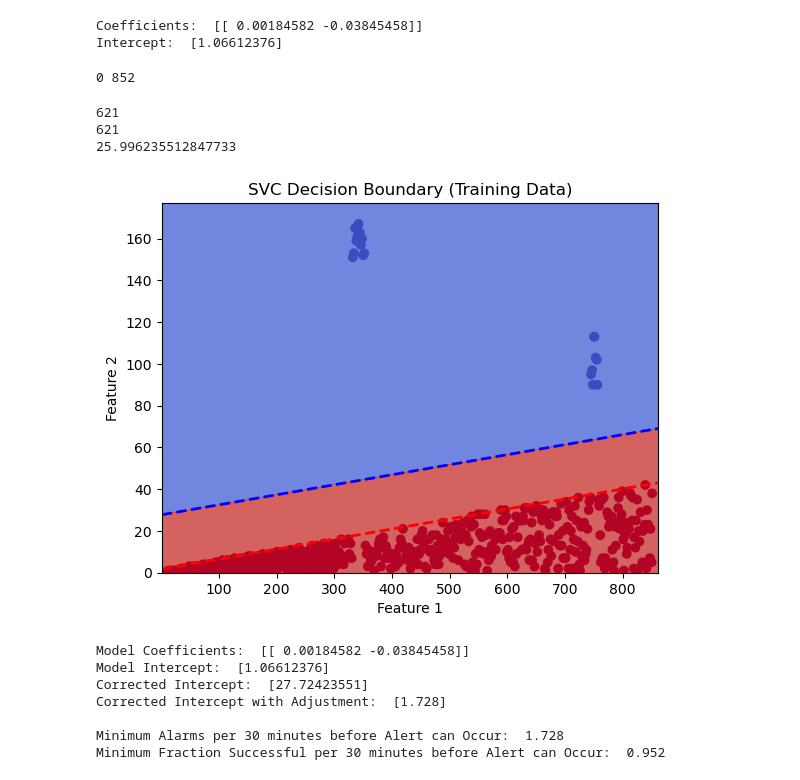
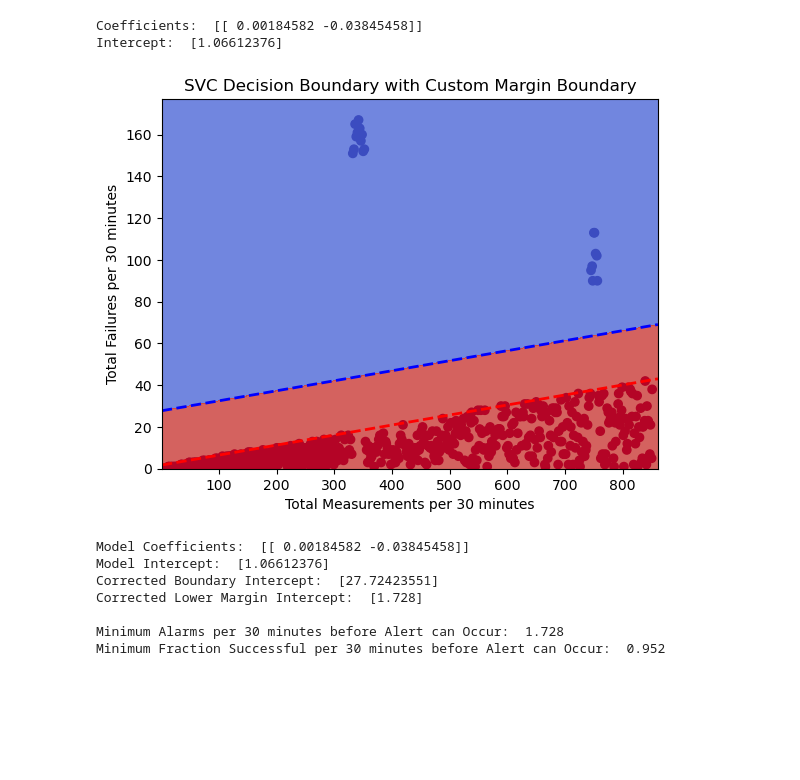
Before and after one commit to ejw-data/ml-classification-alarms, a Jupyter notebook: classification/main.ipynb, the cells around one changed output. Drawn from its saved outputs; the diff is of its cells as text; code cells hidden in the pictures; blank space fills up the shorter version.

```diff
--- a/classification/main.ipynb
+++ b/classification/main.ipynb
@@ -72,38 +80,8 @@ print('Intercept: ', model.intercept_)
 # %% [output]
 Coefficients:  [[ 0.00184582 -0.03845458]]
 Intercept:  [1.06612376]
-# %%
-x_min, x_max = X[:, 0].min() - 1, X[:, 0].max() + 1
-print(x_min,x_max)
-# %% [output]
-0 852
-# %%
-x_range = np.arange(20, 100, 1)
-y_calc = -(model.coef_[0][0] / model.coef_[0][1]) * x_range - model.intercept_ / model.coef_[0][1]
-decision_boundary = np.array(list(zip(x_range, y_calc)))
-w_new = model.coef_[0][0] / (np.sqrt(np.sum(model.coef_[0]**2)))
-margin = 1/ np.sqrt(np.sum(model.coef_[0]**2))
-y_lowerbound = decision_boundary - w_new*margin
-
-x_range = X[:,0]
-
-y_boundary = -(model.coef_[0][0] / model.coef_[0][1]) * x_range - model.intercept_ / model.coef_[0][1]
-
-y_median_data = np.median(X[:,1])
-y_median_boundary = np.median(y_boundary)
-y_sub = y_median_boundary - y_median_data
-
-
-diff_X = [ i[1] - i[0] if i[2]==1 else y_sub  for i in zip(X[:,1], y_boundary, predictions)]
-print(len(X))
-print(len(y_boundary))
-print(min(diff_X))
-# %% [output]
-621
-621
-25.996235512847733
 # %%
-# Plot the decision boundary
+# plot the decision boundary
 def plot_decision_boundary(X, y, model, title):
     h = 0.02  # Step size in the mesh
     x_min, x_max = X[:, 0].min(), X[:, 0].max()
@@ -121,46 +99,53 @@ def plot_decision_boundary(X, y, model, title):
     x_range_max = X[:,0]
     y_boundary = -(model.coef_[0][0] / model.coef_[0][1]) * x_range_max - model.intercept_ / model.coef_[0][1]
     # find difference between y of boundary and y of data
     diff_y = [ i[1] - i[0] if i[2]==1 else 1000 for i in zip(X[:,1], y_boundary, predictions)]
     # find smallest difference
     least_separation = min(diff_y)
 
     # calc lower boundary using evenly spaced X valeus
     y_calc = -(model.coef_[0][0] / model.coef_[0][1]) * x_range - model.intercept_ / model.coef_[0][1]
     decision_boundary = np.array(list(zip(x_range, y_calc)))
 
     # # method one - calculate lowerbounds
     # w_new = model.coef_[0][0] / (np.sqrt(np.sum(model.coef_[0]**2)))
     # margin = least_separation/ np.sqrt(np.sum(model.coef_[0]**2))
     # y_lowerbound = decision_boundary - w_new*margin
 
-    # # method two - calculate lowerbounds
-    y_lowerbound = decision_boundary
+    # plot boundary
+    plt.plot(decision_boundary[:,0], decision_boundary[:,1] , 'b--', linewidth=2)
 
+    # plot lower margin
     plt.plot(decision_boundary[:,0], decision_boundary[:,1] - least_separation, 'r--', linewidth=2)
-    plt.plot(y_lowerbound[:,0], y_lowerbound[:,1], 'b--', linewidth=2)
+
+    # plot scatter plot
     plt.scatter(X[:, 0], X[:, 1], c=y, cmap=plt.cm.coolwarm)
-    plt.xlabel('Feature 1')
-    plt.ylabel('Feature 2')
+
+    # complete plot area
+    plt.xlabel('Total Measurements per 30 minutes')
+    plt.ylabel('Total Failures per 30 minutes')
     plt.title(title)
+    plt.savefig('../images/svc-lower-margin.png')
     plt.show()
 
+    # print model information
     print('Model Coefficients: ', model.coef_)
     print('Model Intercept: ', model.intercept_)
-    print('Corrected Intercept: ', -(model.intercept_/model.coef_[0][1]) )
-    print('Corrected Intercept with Adjustment: ', -(model.intercept_/model.coef_[0][1]) - least_separation)
+    print('Corrected Boundary Intercept: ', -(model.intercept_/model.coef_[0][1]) )
+    print('Corrected Lower Margin Intercept: ', -(model.intercept_/model.coef_[0][1]) - least_separation)
 
+    # print meaning of model parameters in relation to
     print()
     print('Minimum Alarms per 30 minutes before Alert can Occur: ', round((-(model.intercept_/model.coef_[0][1]) - least_separation)[0],3) )
     print('Minimum Fraction Successful per 30 minutes before Alert can Occur: ', round(1 - ( -1 * model.coef_[0][0] / model.coef_[0][1]),3) )
 
-plot_decision_boundary(X, y, model, 'SVC Decision Boundary (Training Data)')
+plot_decision_boundary(X, y, model, 'SVC Decision Boundary with Custom Margin Boundary')
 # %% [output]
-[figure, old version]
+[figure, new version]
 Model Coefficients:  [[ 0.00184582 -0.03845458]]
 Model Intercept:  [1.06612376]
-Corrected Intercept:  [27.72423551]
-Corrected Intercept with Adjustment:  [1.728]
+Corrected Boundary Intercept:  [27.72423551]
+Corrected Lower Margin Intercept:  [1.728]
 
 Minimum Alarms per 30 minutes before Alert can Occur:  1.728
 Minimum Fraction Successful per 30 minutes before Alert can Occur:  0.952
```
Also changed, not shown: parts of 11 cells of this notebook, 3 other files.
